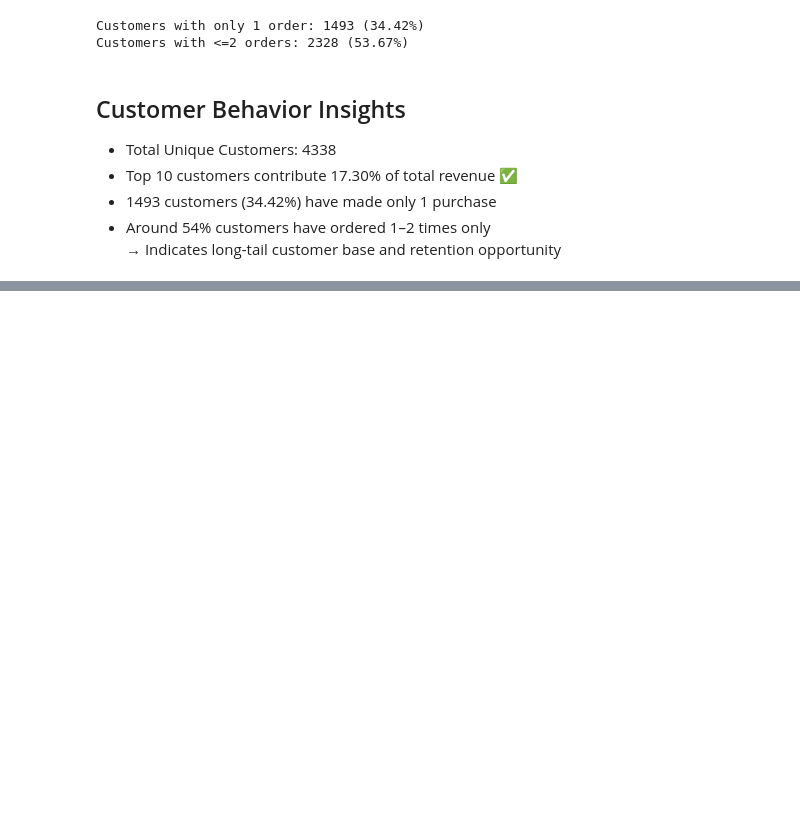
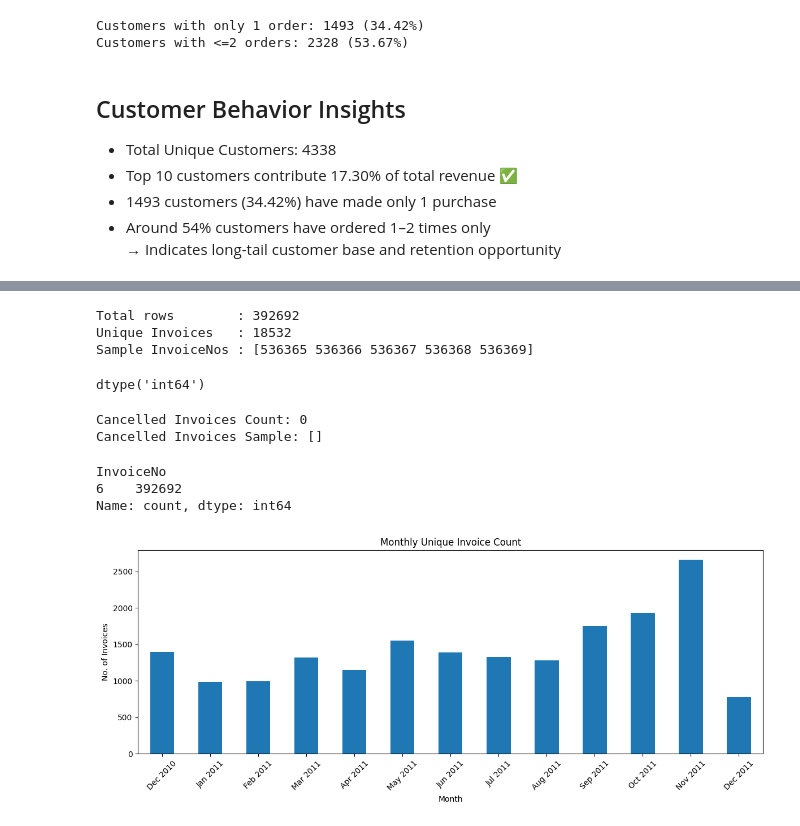
Before and after one commit to anuragchaubey1224/customer-segmentation, a Jupyter notebook: notebooks/eda.ipynb, the cells around one changed output, grey strips where cells are left out. Cells and saved outputs as stored; diff of their text form; code cells hidden in the pictures; blank space fills up the shorter version.

Commit message:
Completed InvoiceNo analysis and monthly trends in EDA

```diff
--- a/notebooks/eda.ipynb
+++ b/notebooks/eda.ipynb
@@ -433,0 +436,42 @@ Customers with <=2 orders: 2328 (53.67%)
+# %%
+# basic invoiceno overview
+print("Total rows        :", df.shape[0])
+print("Unique Invoices   :", df['InvoiceNo'].nunique())
+print("Sample InvoiceNos :", df['InvoiceNo'].unique()[:5])
+# %% [output]
+Total rows        : 392692
+Unique Invoices   : 18532
+Sample InvoiceNos : [536365 536366 536367 536368 536369]
+# %%
+df['InvoiceNo'].dtypes
+# %% [output]
+dtype('int64')
+# %%
+df['InvoiceNo'] = df['InvoiceNo'].astype(str)
+# %%
+# total no of cancelled invoices
+cancelled = df['InvoiceNo'].str.startswith('C')
+print("Cancelled Invoices Count:", cancelled.sum())
+print("Cancelled Invoices Sample:", df[cancelled]['InvoiceNo'].unique()[:5])
+# %% [output]
+Cancelled Invoices Count: 0
+Cancelled Invoices Sample: []
+# %%
+df['InvoiceNo'].str.len().value_counts()
+# %% [output]
+InvoiceNo
+6    392692
+Name: count, dtype: int64
+# %%
+# visualizing invoices per month
+
+monthly_invoices = df.set_index('InvoiceDate')['InvoiceNo'].resample('M').nunique()
+monthly_invoices.index = monthly_invoices.index.strftime('%b %Y')
+monthly_invoices.plot(kind='bar', figsize=(12,5), title="Monthly Unique Invoice Count")
+plt.ylabel("No. of Invoices")
+plt.xlabel("Month")
+plt.xticks(rotation=45)
+plt.tight_layout()
+plt.show()
+# %% [output]
+[figure, added]
```
Also changed, not shown: parts of 4 cells of this notebook.
